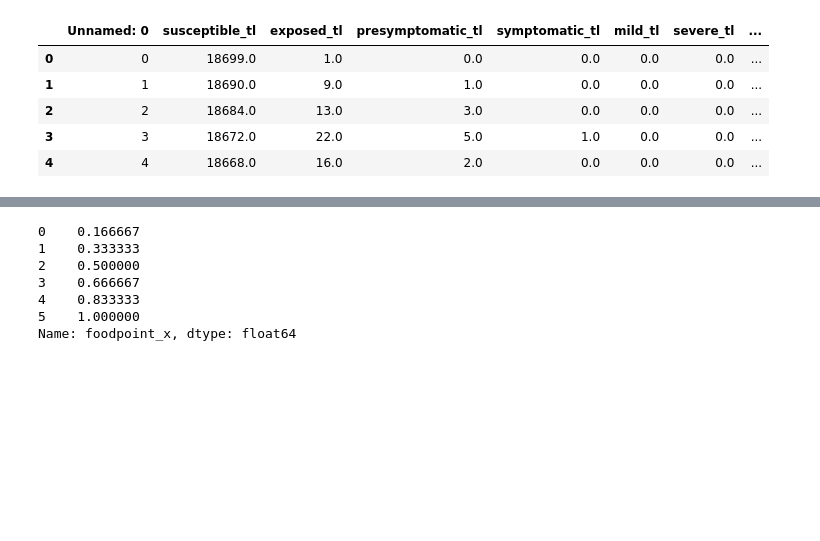
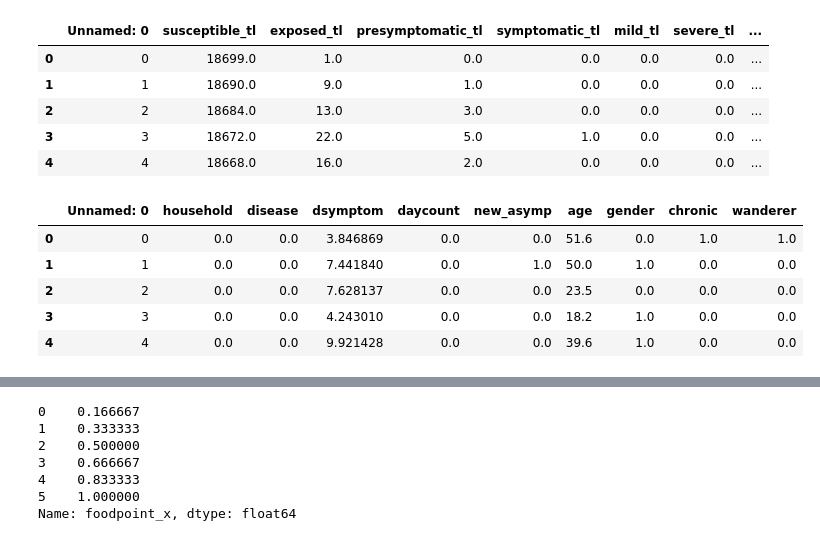
Before and after one commit to AIforGoodSimulator/visualization-notebooks, a Jupyter notebook: agent-based-model-visualizations/agent_based_model_visualizations.ipynb, the cells around one changed output, grey strips where cells are left out. Drawn from its saved outputs; the diff is of its cells as text; code cells hidden in the pictures; blank space fills up the shorter version.

```diff
--- a/agent-based-model-visualizations/agent_based_model_visualizations.ipynb
+++ b/agent-based-model-visualizations/agent_based_model_visualizations.ipynb
@@ -185,6 +185,16 @@ track_states.head()  # now has the day column
 | 2 | 2 | 18684.0 | 13.0 | 3.0 | 0.0 | 0.0 | 0.0 | ... |
 | 3 | 3 | 18672.0 | 22.0 | 5.0 | 1.0 | 0.0 | 0.0 | ... |
 | 4 | 4 | 18668.0 | 16.0 | 2.0 | 0.0 | 0.0 | 0.0 | ... |
+# %%
+population = pd.read_csv('ABM_model_data_for_graphs/population.csv')
+population.head()
+# %% [output]
+|  | Unnamed: 0 | household | disease | dsymptom | daycount | new_asymp | age | gender | chronic | wanderer |
+| 0 | 0 | 0.0 | 0.0 | 3.846869 | 0.0 | 0.0 | 51.6 | 0.0 | 1.0 | 1.0 |
+| 1 | 1 | 0.0 | 0.0 | 7.441840 | 0.0 | 1.0 | 50.0 | 1.0 | 0.0 | 0.0 |
+| 2 | 2 | 0.0 | 0.0 | 7.628137 | 0.0 | 0.0 | 23.5 | 0.0 | 0.0 | 0.0 |
+| 3 | 3 | 0.0 | 0.0 | 4.243010 | 0.0 | 0.0 | 18.2 | 1.0 | 0.0 | 0.0 |
+| 4 | 4 | 0.0 | 0.0 | 9.921428 | 0.0 | 0.0 | 39.6 | 1.0 | 0.0 | 0.0 |
 # %%
 # re-plotting household locations with foodpoint locations and toilet locations
 locations_scatter_plot = go.Figure()
```
Also changed, not shown: parts of 1 cell of this notebook.
